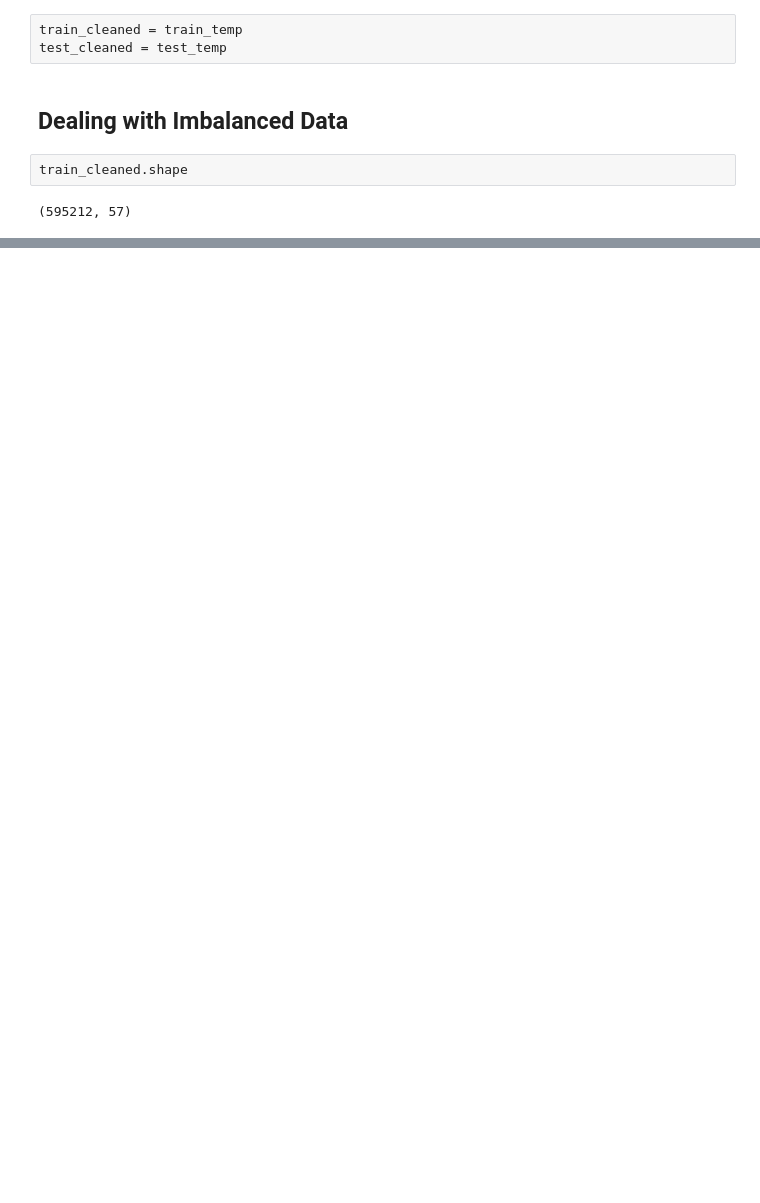
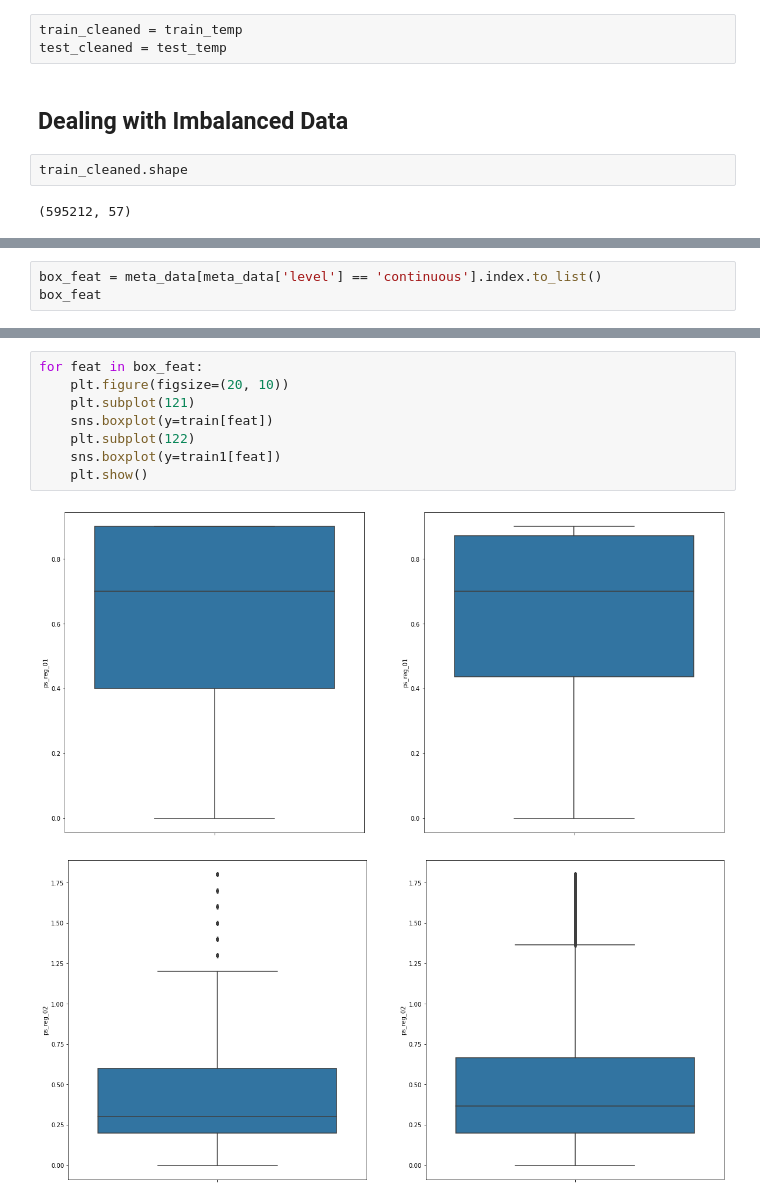
Before and after one commit to SarahLuym/WhaleDataScienceProject, a Jupyter notebook: data/Whole_Project.ipynb, the cells around one changed output, grey strips where cells are left out. Drawn from its saved outputs; the diff is of its cells as text; blank space fills up the shorter version.

```diff
--- a/data/Whole_Project.ipynb
+++ b/data/Whole_Project.ipynb
@@ -390,0 +431,3 @@ train1.head()
+# %%
+box_feat = meta_data[meta_data['level'] == 'continuous'].index.to_list()
+box_feat
@@ -390,0 +445,11 @@ train1.head()
+# %%
+for feat in box_feat:
+    plt.figure(figsize=(20, 10))
+    plt.subplot(121)
+    sns.boxplot(y=train[feat])
+    plt.subplot(122)
+    sns.boxplot(y=train1[feat])
+    plt.show()
+# %% [output]
+[figure, added]
+[figure, added]
```
Also changed, not shown: parts of 40 cells of this notebook.
